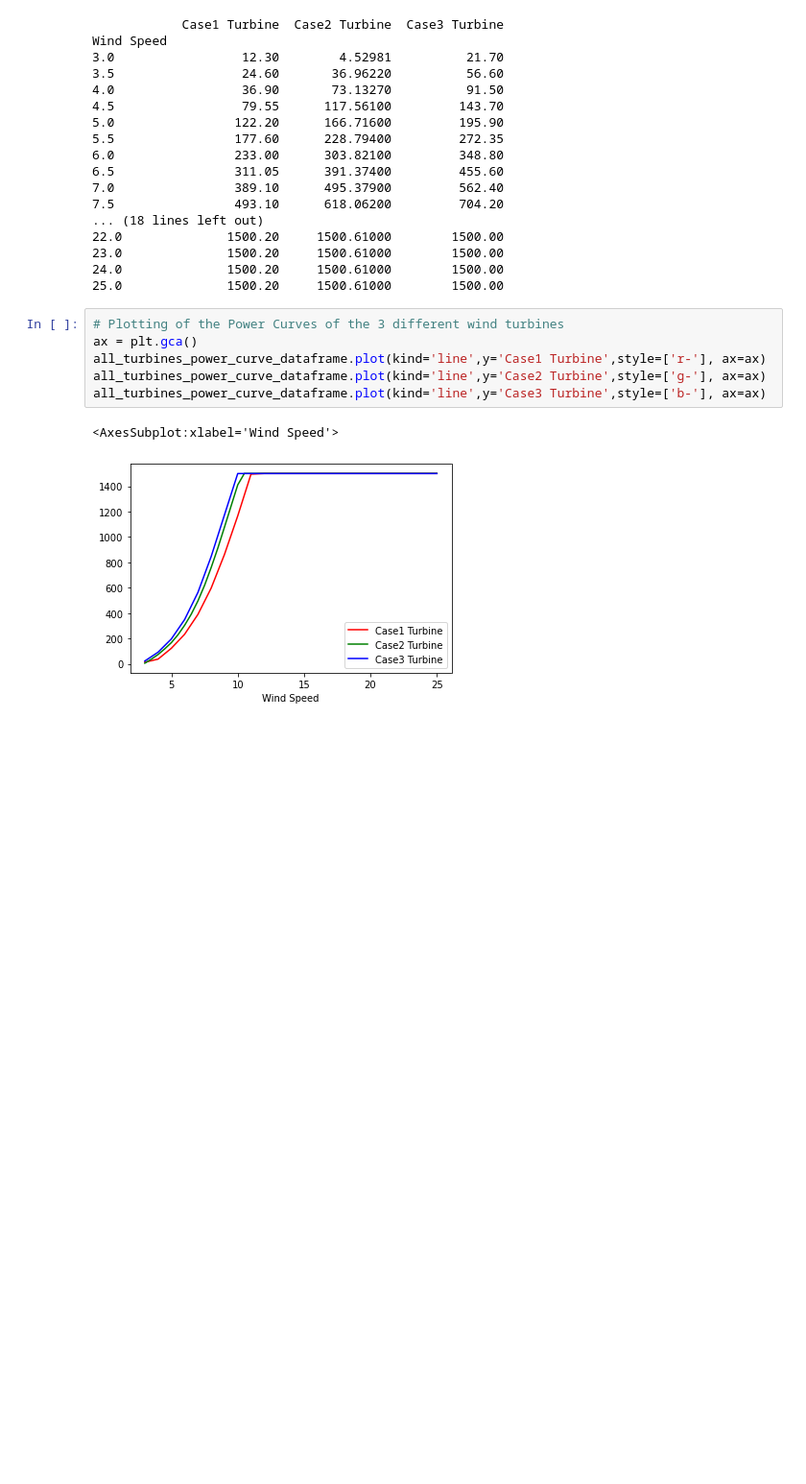
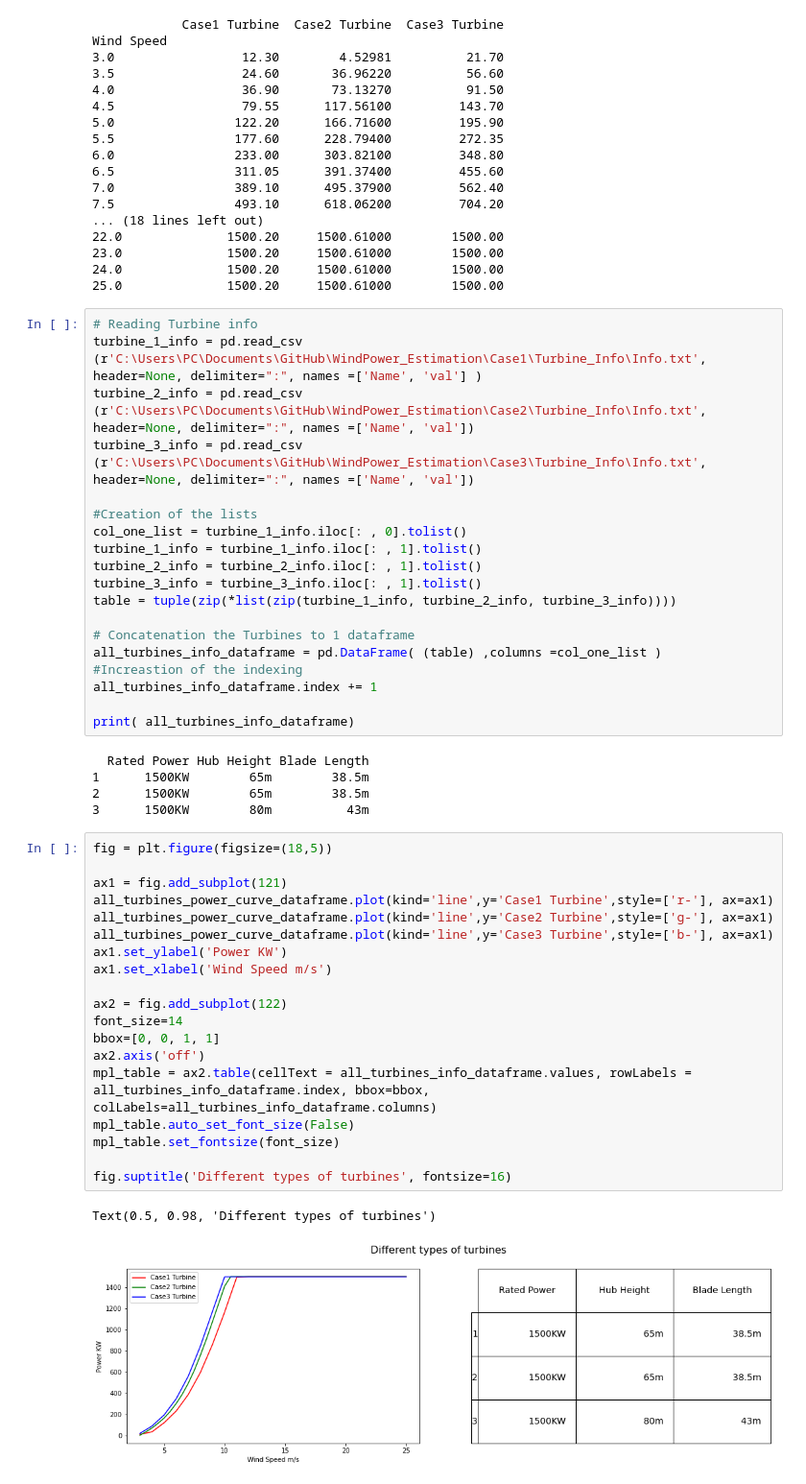
Before and after one commit to tamas-paulik/WindPower_Estimation, a Jupyter notebook: Untitled.ipynb, the cells around one changed output. Shown: that part at 96% size. Cells and saved outputs as stored; diff of their text form; blank space fills up the shorter version.

```diff
--- a/Untitled.ipynb
+++ b/Untitled.ipynb
@@ -63,12 +55,49 @@ Wind Speed
 23.0              1500.20     1500.61000        1500.00
 24.0              1500.20     1500.61000        1500.00
 25.0              1500.20     1500.61000        1500.00
-# %%
-# Plotting of the Power Curves of the 3 different wind turbines
-ax = plt.gca()
-all_turbines_power_curve_dataframe.plot(kind='line',y='Case1 Turbine',style=['r-'], ax=ax)
-all_turbines_power_curve_dataframe.plot(kind='line',y='Case2 Turbine',style=['g-'], ax=ax)
-all_turbines_power_curve_dataframe.plot(kind='line',y='Case3 Turbine',style=['b-'], ax=ax)
-# %% [output]
-<AxesSubplot:xlabel='Wind Speed'>
-[figure, removed]
+# %%
+# Reading Turbine info
+turbine_1_info = pd.read_csv (r'C:\Users\PC\Documents\GitHub\WindPower_Estimation\Case1\Turbine_Info\Info.txt', header=None, delimiter=":", names =['Name', 'val'] )
+turbine_2_info = pd.read_csv (r'C:\Users\PC\Documents\GitHub\WindPower_Estimation\Case2\Turbine_Info\Info.txt', header=None, delimiter=":", names =['Name', 'val'])
+turbine_3_info = pd.read_csv (r'C:\Users\PC\Documents\GitHub\WindPower_Estimation\Case3\Turbine_Info\Info.txt', header=None, delimiter=":", names =['Name', 'val'])
+
+#Creation of the lists
+col_one_list = turbine_1_info.iloc[: , 0].tolist()
+turbine_1_info = turbine_1_info.iloc[: , 1].tolist()
+turbine_2_info = turbine_2_info.iloc[: , 1].tolist()
+turbine_3_info = turbine_3_info.iloc[: , 1].tolist()
+table = tuple(zip(*list(zip(turbine_1_info, turbine_2_info, turbine_3_info))))
+
+# Concatenation the Turbines to 1 dataframe
+all_turbines_info_dataframe = pd.DataFrame( (table) ,columns =col_one_list )
+#Increastion of the indexing
+all_turbines_info_dataframe.index += 1
+
+print( all_turbines_info_dataframe)
+# %% [output]
+  Rated Power Hub Height Blade Length
+1      1500KW        65m        38.5m
+2      1500KW        65m        38.5m
+3      1500KW        80m          43m
+# %%
+fig = plt.figure(figsize=(18,5))
+
+ax1 = fig.add_subplot(121)
+all_turbines_power_curve_dataframe.plot(kind='line',y='Case1 Turbine',style=['r-'], ax=ax1)
+all_turbines_power_curve_dataframe.plot(kind='line',y='Case2 Turbine',style=['g-'], ax=ax1)
+all_turbines_power_curve_dataframe.plot(kind='line',y='Case3 Turbine',style=['b-'], ax=ax1)
+ax1.set_ylabel('Power KW')
+ax1.set_xlabel('Wind Speed m/s')
+
+ax2 = fig.add_subplot(122)
+font_size=14
+bbox=[0, 0, 1, 1]
+ax2.axis('off')
+mpl_table = ax2.table(cellText = all_turbines_info_dataframe.values, rowLabels = all_turbines_info_dataframe.index, bbox=bbox, colLabels=all_turbines_info_dataframe.columns)
+mpl_table.auto_set_font_size(False)
+mpl_table.set_fontsize(font_size)
+
+fig.suptitle('Different types of turbines', fontsize=16)
+# %% [output]
+Text(0.5, 0.98, 'Different types of turbines')
+[figure, added]
```
Also changed, not shown: parts of 5 cells of this notebook.
